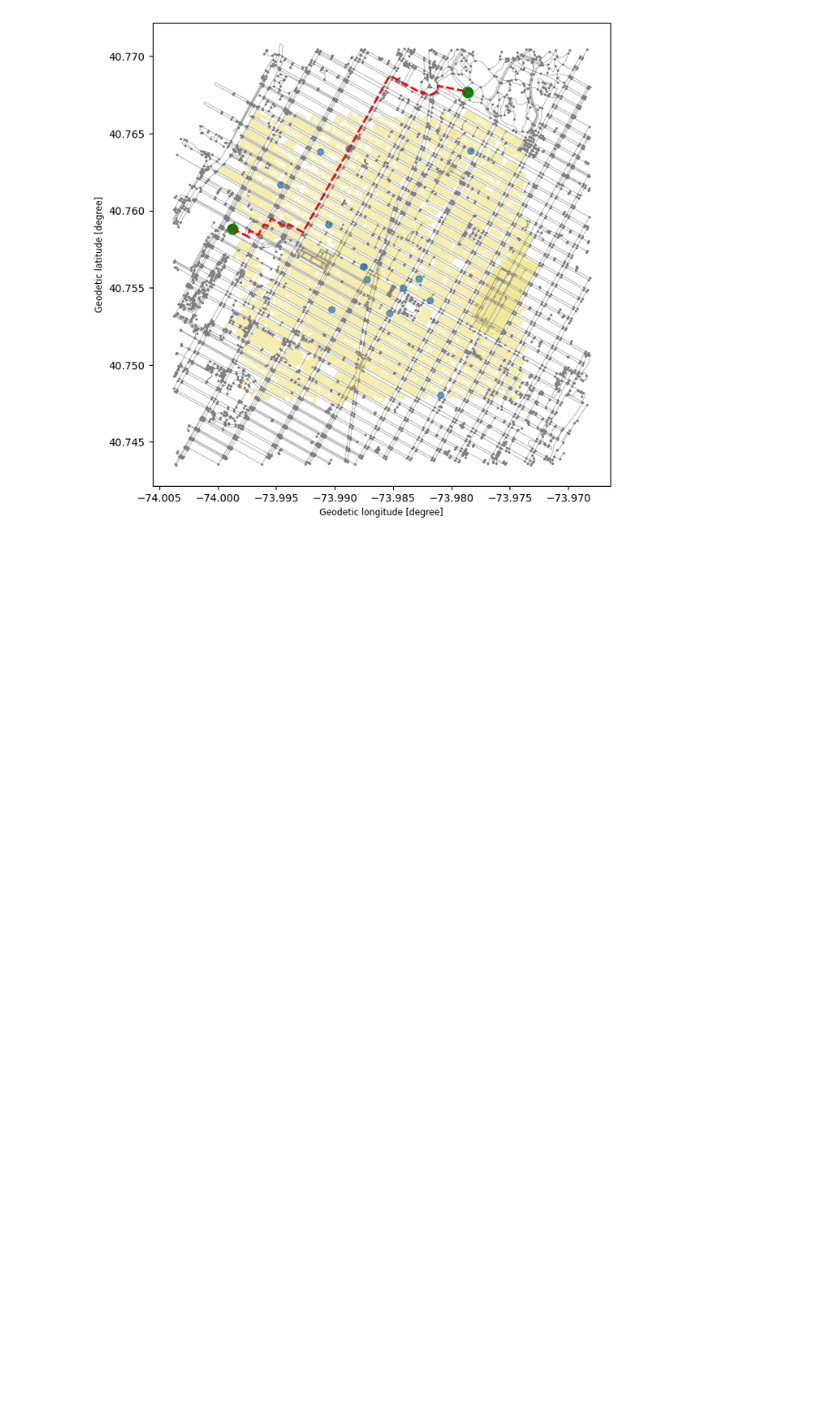
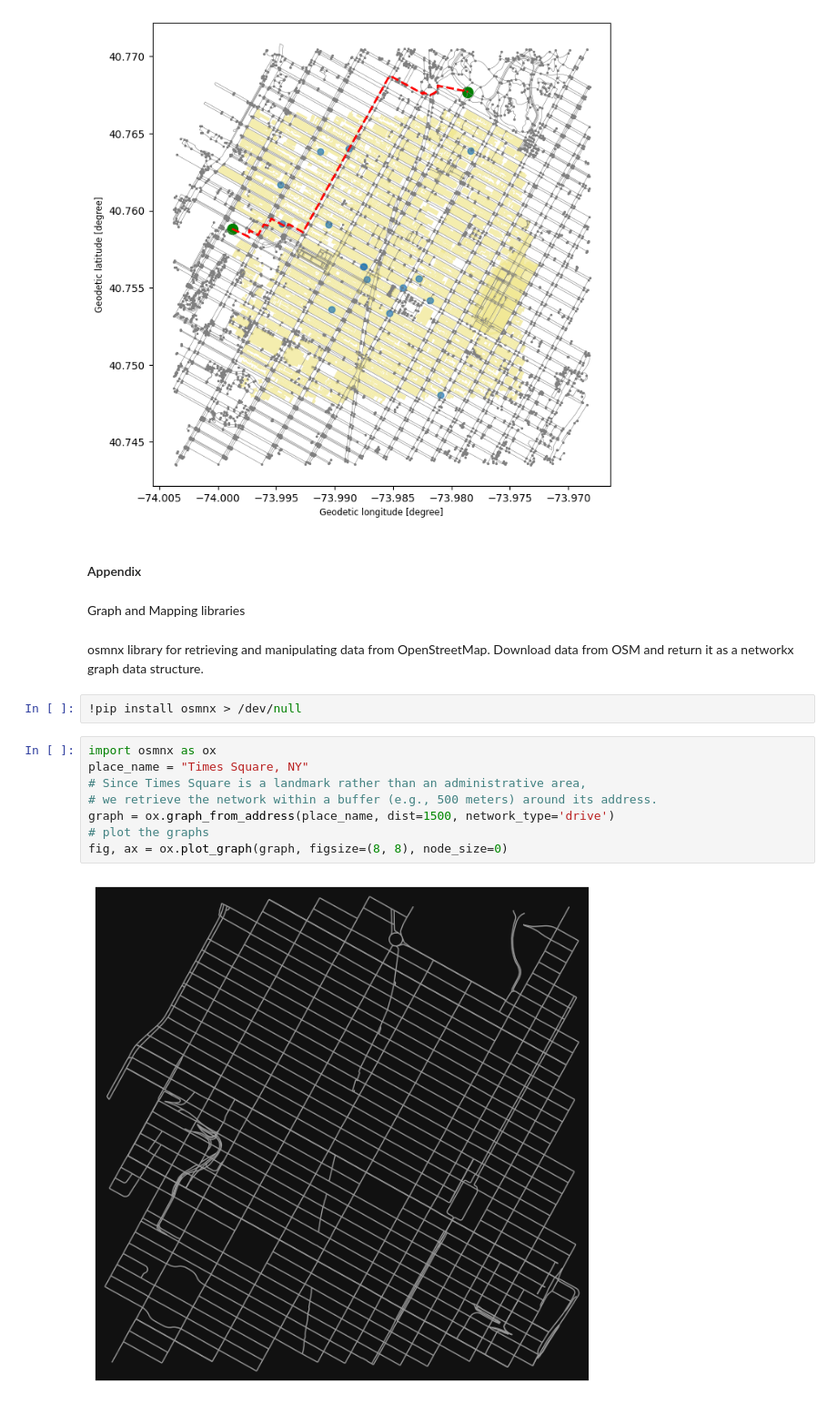
Before and after one commit to pashukalma/opt_algorithms, a Jupyter notebook: geospatial_data.ipynb, the cells around one changed output. Shown at 91% size. Saved outputs shown, nothing was run; the diff lists cells and outputs as text; blank space fills up the shorter version.

```diff
--- a/geospatial_data.ipynb
+++ b/geospatial_data.ipynb
@@ -196,3 +196,22 @@ ax = route_geom.plot(ax=ax, linewidth=2, linestyle='--', color='red')
 ax = od_nodes.plot(ax=ax, markersize=100, color='green')
 # %% [output]
 [figure]
+# %% [markdown]
+#### Appendix
+# %% [markdown]
+Graph and Mapping libraries
+# %% [markdown]
+osmnx library for retrieving and manipulating data from OpenStreetMap.
+Download data from OSM and return it as a networkx graph data structure.
+# %%
+!pip install osmnx > /dev/null
+# %%
+import osmnx as ox
+place_name = "Times Square, NY"
+# Since Times Square is a landmark rather than an administrative area,
+# we retrieve the network within a buffer (e.g., 500 meters) around its address.
+graph = ox.graph_from_address(place_name, dist=1500, network_type='drive')
+# plot the graphs
+fig, ax = ox.plot_graph(graph, figsize=(8, 8), node_size=0)
+# %% [output]
+[figure, added]
```
Also changed, not shown: parts of 13 cells of this notebook, 3 other files.
